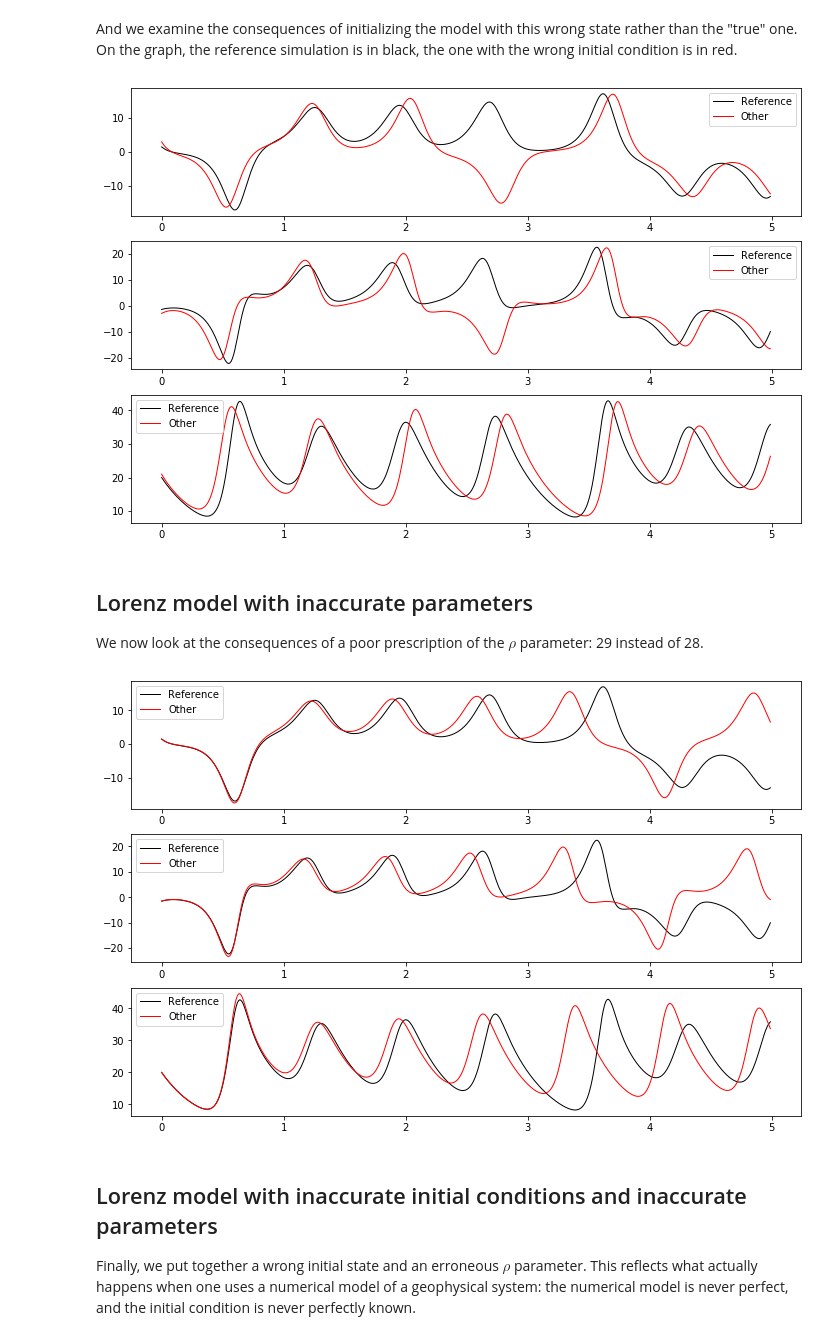
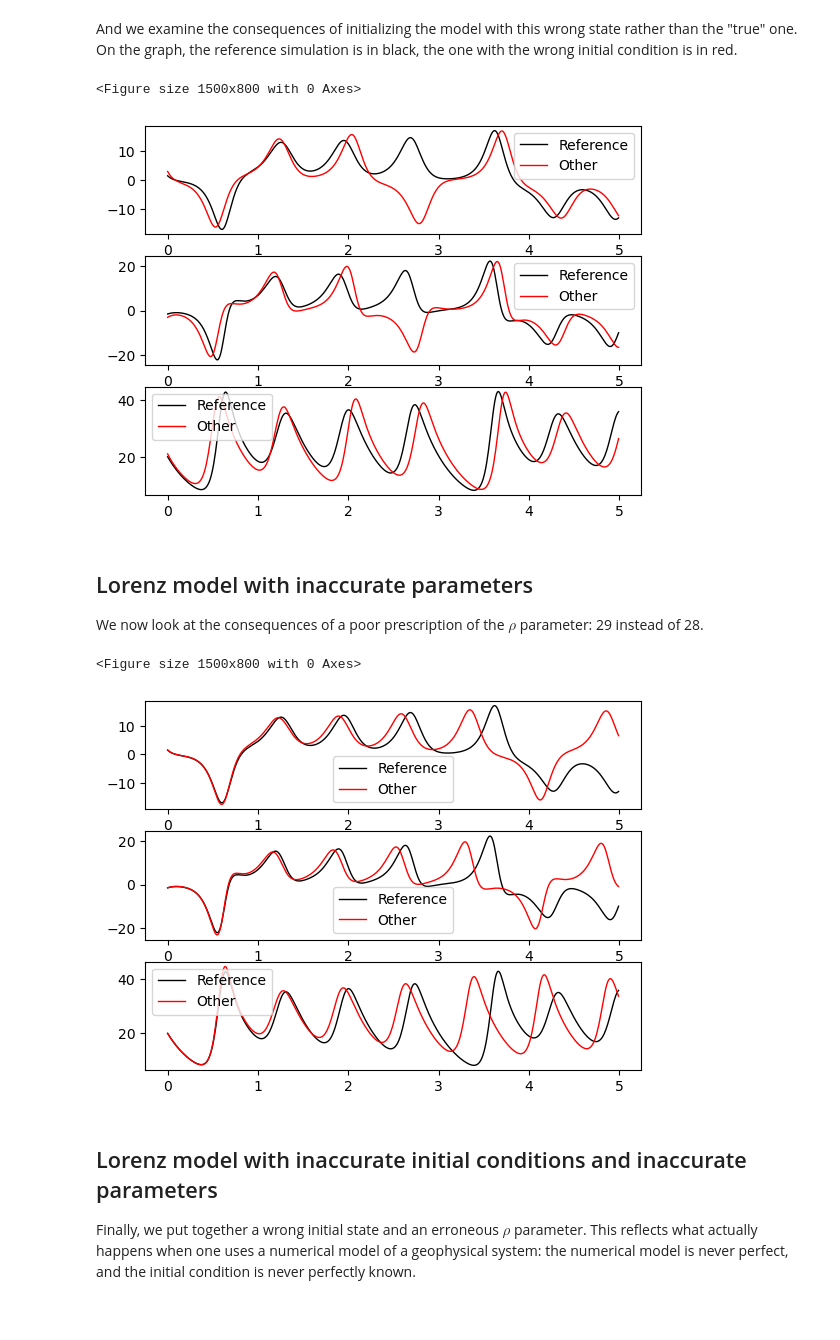
Before and after one commit to ecosme38/Data-Assimilation-Notebooks, a Jupyter notebook: Illustrate-EnKF-with-Lorenz63.ipynb, the cells around one changed output. Cells and saved outputs as stored; diff of their text form; code cells hidden in the pictures.

```diff
--- a/Illustrate-EnKF-with-Lorenz63.ipynb
+++ b/Illustrate-EnKF-with-Lorenz63.ipynb
@@ -81,12 +81,13 @@ class Model:
             self.time += self.dt
 
     def plot(self):
-        plt.figure(figsize=(12,8))
-        for ix in range(self.nx):
-            pnum = str(311+ix)
-            plt.subplot(pnum)
+        fig, axs = plt.subplots(self.nx, 1)
+        # One ax per coordinate of the system.
+        for ix, ax in enumerate(axs):
+            # Plot each coordinate through time
             for ie in range(self.nmembers):
-                plt.plot(self.time_series[:],self.xvar_series[ix,:,ie],'black',linewidth=1.)
+                # If multiple trajectories are computed, plot them all (with the same color, black).
+                ax.plot(self.time_series[:],self.xvar_series[ix,:,ie],'black',linewidth=1.)
         plt.show()
 # %% [markdown]
 ## Presentation of the Lorenz system
@@ -94,9 +95,7 @@ Below is a trajectory of the Lorenz system is represented in the phase space (3D
 # %%
 lorenz_test = Model()
 lorenz_test.forward(5000)
-from mpl_toolkits.mplot3d import Axes3D
-fig = plt.figure(figsize=(8,8))
-ax = fig.gca(projection='3d')
+ax = plt.figure(figsize=(8,6)).add_subplot(projection='3d')
 ax.plot(lorenz_test.xvar_series[0,:,0], lorenz_test.xvar_series[1,:,0], lorenz_test.xvar_series[2,:,0])
 ax.set_xlabel("X Axis")
 ax.set_ylabel("Y Axis")
@@ -137,18 +136,18 @@ And we examine the consequences of initializing the model with this wrong state
 # %%
 lorenz_test1 = Model()
 lorenz_test1.x0 = np.copy(wrong_state)
 lorenz_test1.xvar = lorenz_test1.initial_condition()
 lorenz_test1.forward(ntime)
-plt.figure(figsize=(12,8))
-for ix in range(3):
-    pnum = str(311+ix)
-    plt.subplot(pnum)
-    plt.plot(true_time,true_state[ix,:,0],'black',linewidth=1.,label='Reference')
-    plt.plot(lorenz_test1.time_series,lorenz_test1.xvar_series[ix,:,0],'red',linewidth=1.,label='Other')
-    plt.legend()
+plt.figure(figsize=(15,8))
+fig, axs = plt.subplots(3, 1)
+for ix, ax in enumerate(axs):
+    ax.plot(true_time,true_state[ix,:,0],'black',linewidth=1.,label='Reference')
+    ax.plot(lorenz_test1.time_series,lorenz_test1.xvar_series[ix,:,0],'red',linewidth=1.,label='Other')
+    ax.legend()
 plt.show()
 # %% [output]
+<Figure size 1500x800 with 0 Axes>
-[figure, old version]
+[figure, new version]
 # %% [markdown]
 ## Lorenz model with inaccurate parameters
 We now look at the consequences of a poor prescription of the $\rho$ parameter: 29 instead of 28.
@@ -156,16 +155,16 @@ We now look at the consequences of a poor prescription of the $\rho$ parameter:
 lorenz_test2 = Model()
 lorenz_test2.rho = 29.
 lorenz_test2.forward(ntime)
-plt.figure(figsize=(12,8))
-for ix in range(3):
-    pnum = str(311+ix)
-    plt.subplot(pnum)
-    plt.plot(true_time,true_state[ix,:,0],'black',linewidth=1.,label='Reference')
-    plt.plot(lorenz_test2.time_series,lorenz_test2.xvar_series[ix,:,0],'red',linewidth=1.,label='Other')
-    plt.legend()
+plt.figure(figsize=(15,8))
+fig, axs = plt.subplots(3, 1)
+for ix, ax in enumerate(axs):
+    ax.plot(true_time,true_state[ix,:,0],'black',linewidth=1.,label='Reference')
+    ax.plot(lorenz_test2.time_series,lorenz_test2.xvar_series[ix,:,0],'red',linewidth=1.,label='Other')
+    ax.legend()
 plt.show()
 # %% [output]
+<Figure size 1500x800 with 0 Axes>
-[figure, old version]
+[figure, new version]
 # %% [markdown]
 ## Lorenz model with inaccurate initial conditions and inaccurate parameters
 Finally, we put together a wrong initial state and an erroneous $\rho$ parameter. This reflects what actually happens when one uses a numerical model of a geophysical system: the numerical model is never perfect, and the initial condition is never perfectly known.
```
Also changed, not shown: parts of 10 cells of this notebook, 1 other file.
